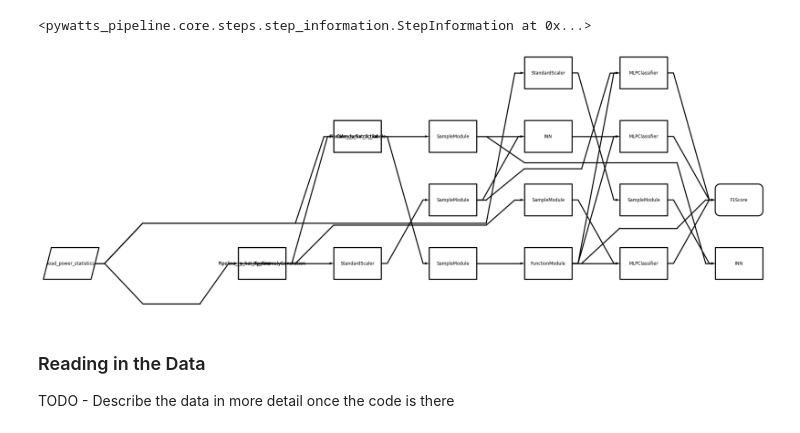
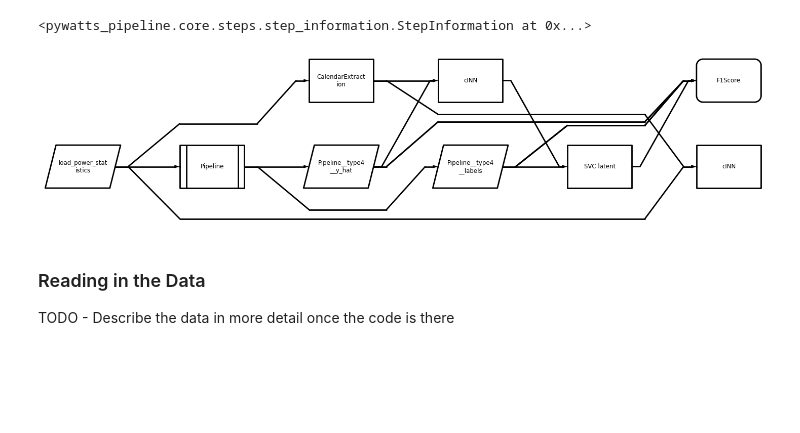
Before and after one commit to KIT-IAI/pyWATTS-deRSE-2023, a Jupyter notebook: POSTER_enhancing_anomaly_detection.ipynb, the cells around one changed output. Drawn from its saved outputs; the diff is of its cells as text; code cells hidden in the pictures; blank space fills up the shorter version.

```diff
--- a/POSTER_enhancing_anomaly_detection.ipynb
+++ b/POSTER_enhancing_anomaly_detection.ipynb
@@ -123,10 +124,11 @@ mlp_unscaled = SKLearnWrapper(MLPClassifier())(x=unscaled_sampled, target=gt)
 F1Score(average="macro")(y=gt, mlp_latent=mlp_latent, mlp_unscaled=mlp_unscaled, mlp_scaled=mlp_scaled)
 # %% [output]
 <pywatts_pipeline.core.steps.step_information.StepInformation at 0x...>
-# %%
-pipeline.draw().draw()
-# %% [output]
-[figure, removed]
+# %%
+pipeline.draw(skip=["SampleModule", "StandardScaler", "SVC scaled", "SVC unscaled",
+                    "FunctionModule"]).draw()
+# %% [output]
+[figure, added]
 # %% [markdown]
 ### Reading in the Data
 TODO - Describe the data in more detail once the code is there
```
Also changed, not shown: parts of 7 cells of this notebook, 3 other files.
